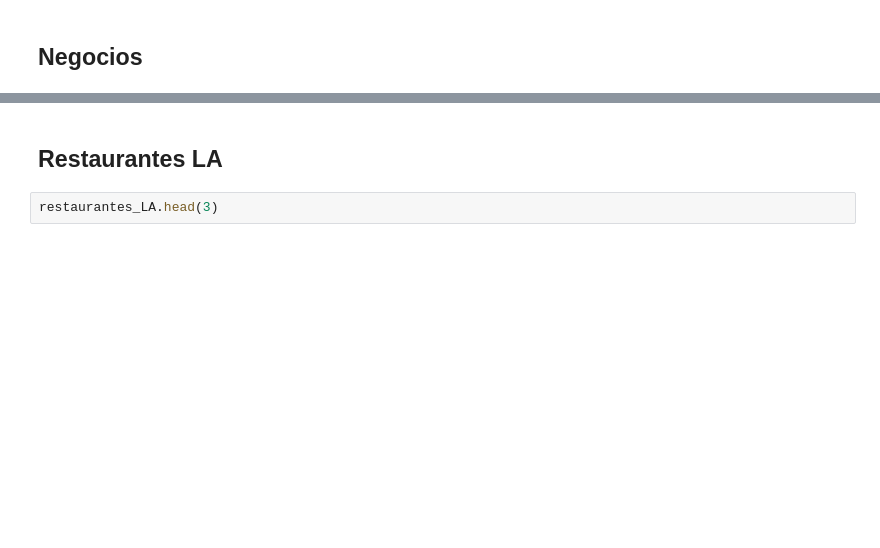
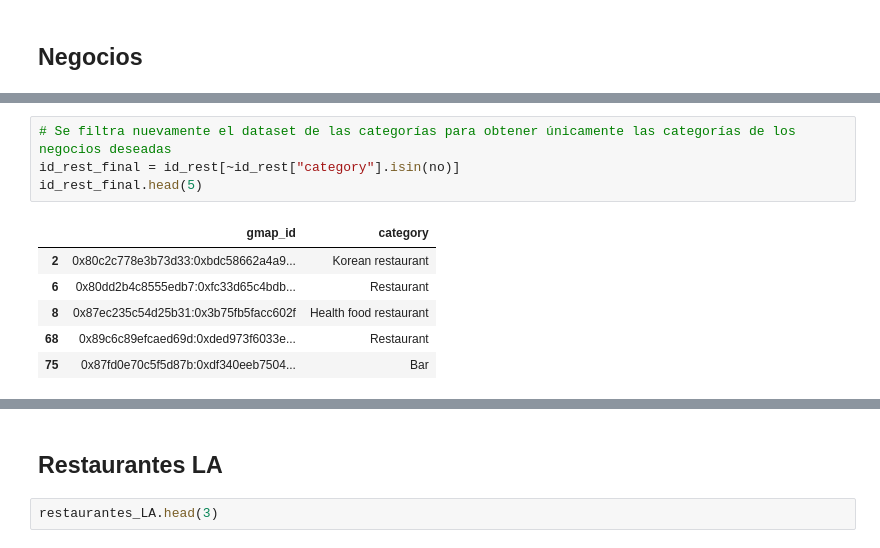
Before and after one commit to DaAnMaGi/DS_ProjectFinal_Copia, a Jupyter notebook: Exploración/exploración.ipynb, the cells around one changed output, grey strips where cells are left out. Saved outputs shown, nothing was run; the diff lists cells and outputs as text; blank space fills up the shorter version.

```diff
--- a/Exploración/exploración.ipynb
+++ b/Exploración/exploración.ipynb
@@ -277,0 +295,11 @@ id_rest
+# %%
+# Se filtra nuevamente el dataset de las categorías para obtener únicamente las categorías de los negocios deseadas
+id_rest_final = id_rest[~id_rest["category"].isin(no)]
+id_rest_final.head(5)
+# %% [output]
+|  | gmap_id | category |
+| 2 | 0x80c2c778e3b73d33:0xbdc58662a4a9... | Korean restaurant |
+| 6 | 0x80dd2b4c8555edb7:0xfc33d65c4bdb... | Restaurant |
+| 8 | 0x87ec235c54d25b31:0x3b75fb5facc602f | Health food restaurant |
+| 68 | 0x89c6c89efcaed69d:0xded973f6033e... | Restaurant |
+| 75 | 0x87fd0e70c5f5d87b:0xdf340eeb7504... | Bar |
```
Also changed, not shown: parts of 27 cells of this notebook.
